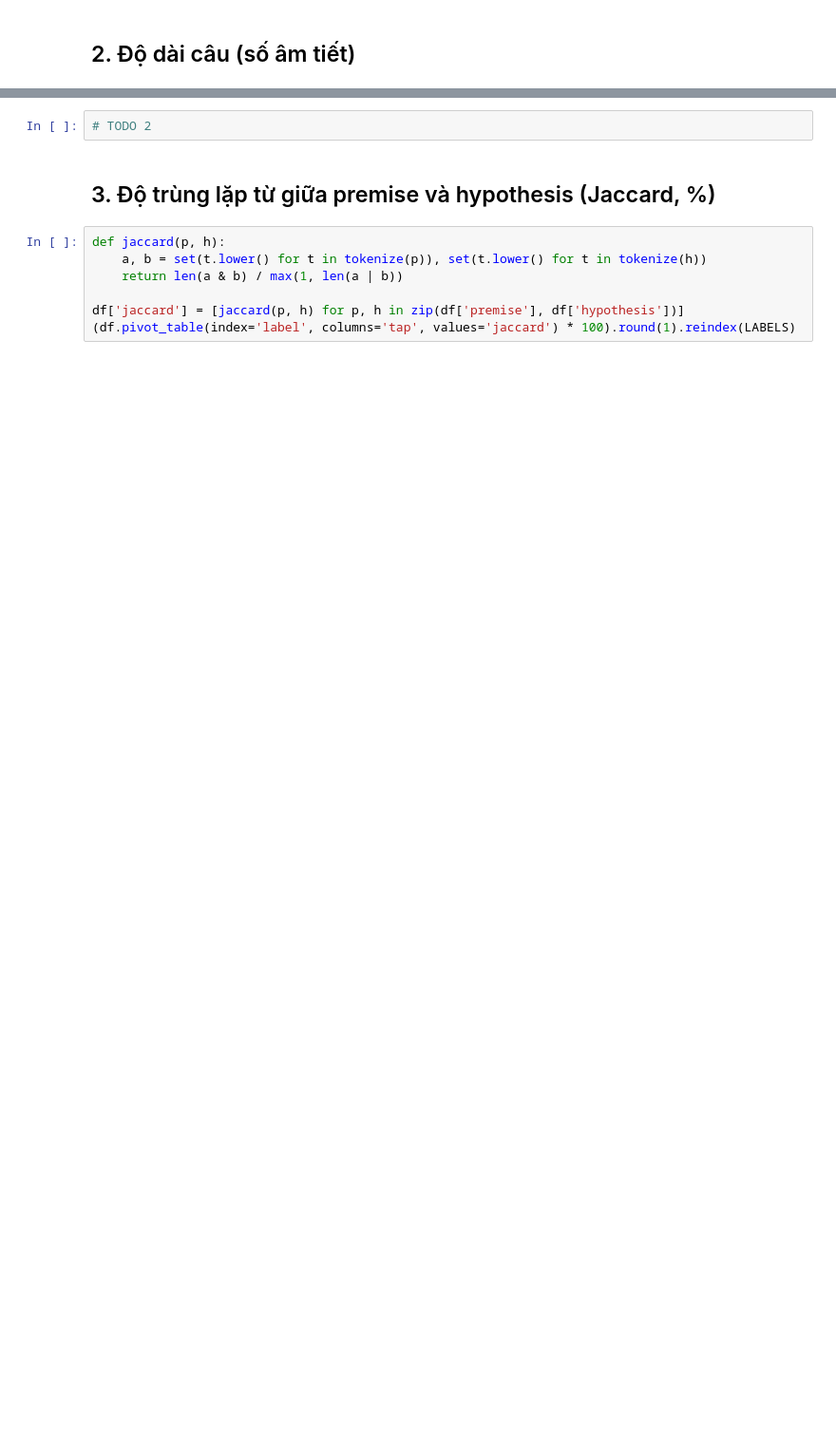
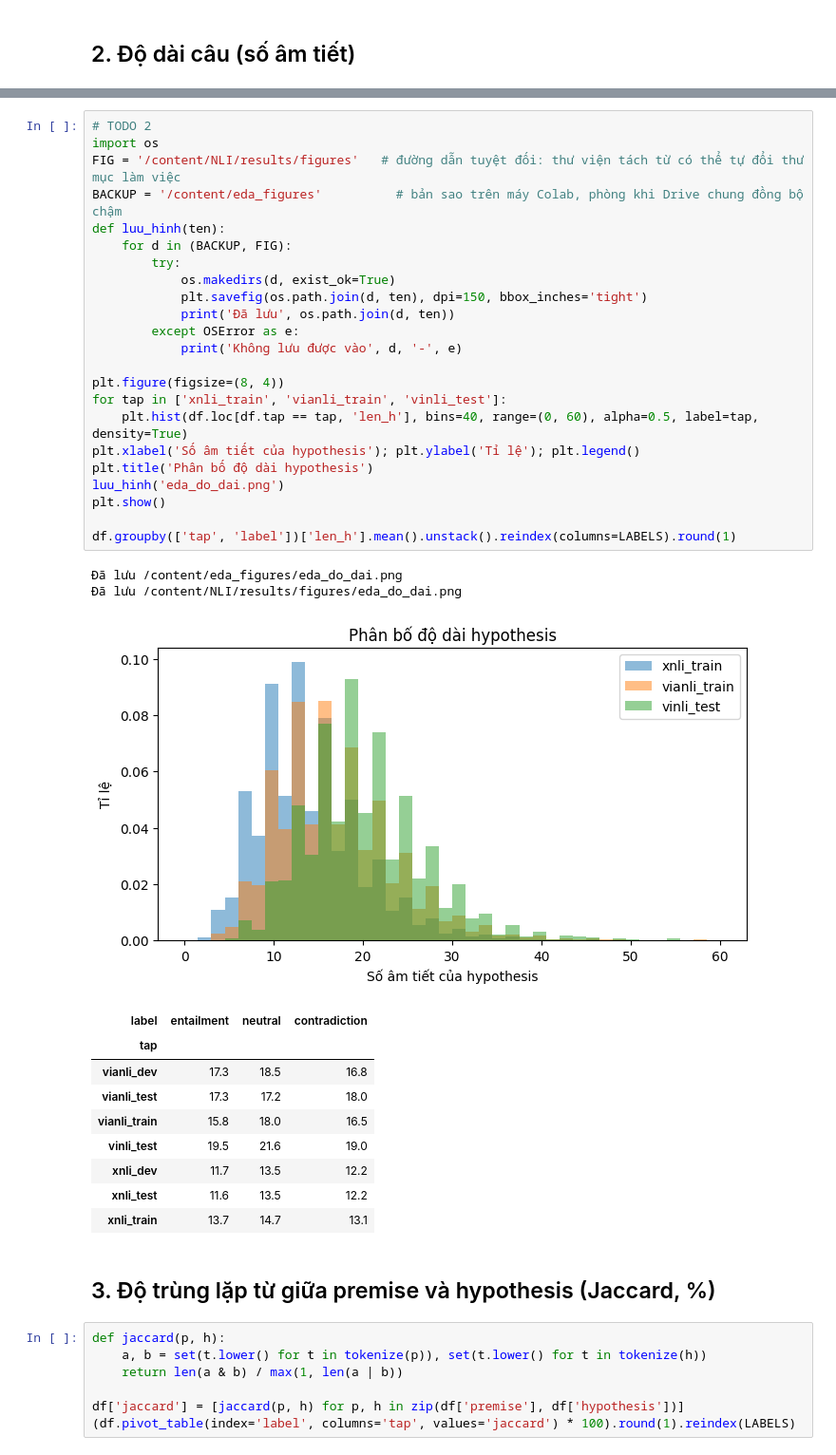
Before and after one commit to quanuiter/NLI, a Jupyter notebook: notebooks/01_eda.ipynb, the cells around one changed output, grey strips where cells are left out. Shown at 95% size. Saved outputs shown, nothing was run; the diff lists cells and outputs as text; blank space fills up the shorter version.

```diff
--- a/notebooks/01_eda.ipynb
+++ b/notebooks/01_eda.ipynb
@@ -52,5 +105,39 @@ Nhận xét: bộ nào có câu dài hơn? Độ dài hypothesis có khác nhau
-# %%
-# TODO 2
+# %%
+# TODO 2
+import os
+FIG = '/content/NLI/results/figures'   # đường dẫn tuyệt đối: thư viện tách từ có thể tự đổi thư mục làm việc
+BACKUP = '/content/eda_figures'          # bản sao trên máy Colab, phòng khi Drive chung đồng bộ chậm
+def luu_hinh(ten):
+    for d in (BACKUP, FIG):
+        try:
+            os.makedirs(d, exist_ok=True)
+            plt.savefig(os.path.join(d, ten), dpi=150, bbox_inches='tight')
+            print('Đã lưu', os.path.join(d, ten))
+        except OSError as e:
+            print('Không lưu được vào', d, '-', e)
+
+plt.figure(figsize=(8, 4))
+for tap in ['xnli_train', 'vianli_train', 'vinli_test']:
+    plt.hist(df.loc[df.tap == tap, 'len_h'], bins=40, range=(0, 60), alpha=0.5, label=tap, density=True)
+plt.xlabel('Số âm tiết của hypothesis'); plt.ylabel('Tỉ lệ'); plt.legend()
+plt.title('Phân bố độ dài hypothesis')
+luu_hinh('eda_do_dai.png')
+plt.show()
+
+df.groupby(['tap', 'label'])['len_h'].mean().unstack().reindex(columns=LABELS).round(1)
+# %% [output]
+Đã lưu /content/eda_figures/eda_do_dai.png
+Đã lưu /content/NLI/results/figures/eda_do_dai.png
+[figure, added]
+| label | entailment | neutral | contradiction |
+| tap |  |  |  |
+| vianli_dev | 17.3 | 18.5 | 16.8 |
+| vianli_test | 17.3 | 17.2 | 18.0 |
+| vianli_train | 15.8 | 18.0 | 16.5 |
+| vinli_test | 19.5 | 21.6 | 19.0 |
+| xnli_dev | 11.7 | 13.5 | 12.2 |
+| xnli_test | 11.6 | 13.5 | 12.2 |
+| xnli_train | 13.7 | 14.7 | 13.1 |
 # %% [markdown]
 ## 3. Độ trùng lặp từ giữa premise và hypothesis (Jaccard, %)
 # %%
```
Also changed, not shown: parts of 22 cells of this notebook.
